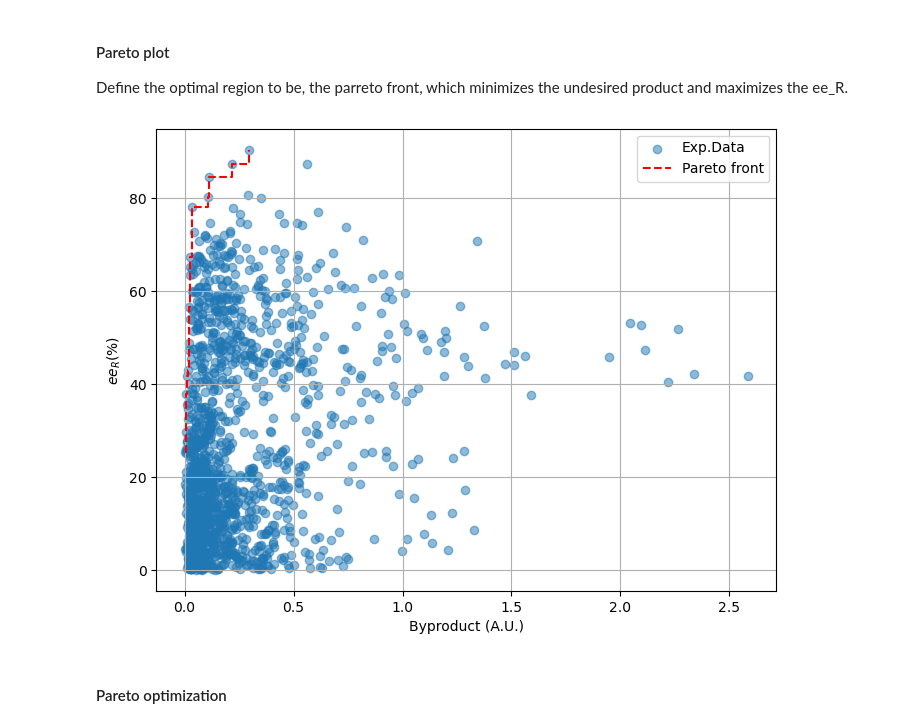
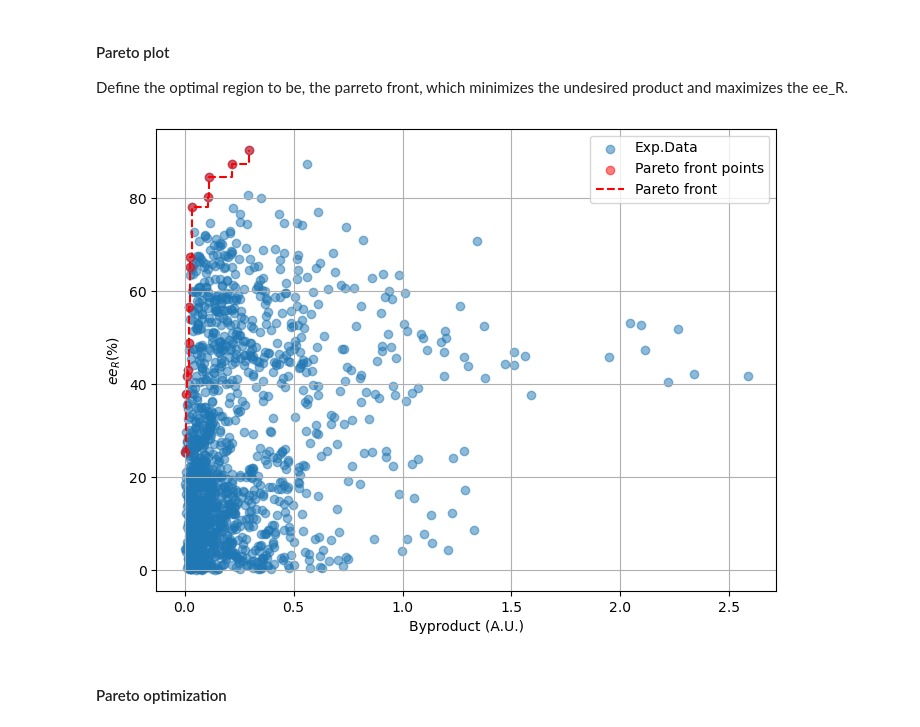
Before and after one commit to Lecmino/ai4chem-bo, a Jupyter notebook: bo_multiopt.ipynb, the cells around one changed output. Cells and saved outputs as stored; diff of their text form; code cells hidden in the pictures.

```diff
--- a/bo_multiopt.ipynb
+++ b/bo_multiopt.ipynb
@@ -29,34 +29,35 @@ df['abs_ee_R'] = df['ee_R'].abs()
 points = df[['abs_ee_R', 'yield_undesired_R']].values
 
 def pareto_front_northwest(points):
     pareto = []
     for i, (x, y) in enumerate(points):
         dominated = False
         for j, (x2, y2) in enumerate(points):
             if i != j and x2 >= x and y2 <= y and (x2 > x or y2 < y):
                 dominated = True
                 break
         if not dominated:
             pareto.append((x, y))
     return np.array(pareto)
 
 pareto_points = pareto_front_northwest(points)
 
 # Sort pareto points by Byproduct (x-axis, pareto_points[:,1])
 sorted_indices = np.argsort(pareto_points[:, 1])
 pareto_points_sorted = pareto_points[sorted_indices]
 
 plt.figure(figsize=(8, 6))
 plt.scatter(points[:, 1], points[:, 0], alpha=0.5, label="Exp.Data")
+plt.scatter(pareto_points_sorted[:, 1], pareto_points_sorted[:, 0], color='red', label="Pareto front points", alpha=0.5)
 plt.step(pareto_points_sorted[:, 1], pareto_points_sorted[:, 0], where='post', linestyle='--', color='red', label="Pareto front")
 plt.xlabel("Byproduct (A.U.)")
 plt.ylabel(r'$\mathit{ee}_{R}(\%)$')
 plt.legend()
 plt.grid(True)
 plt.savefig("./figures/Pareto_Front_Sorted.png")
 plt.show()
 # %% [output]
-[figure, old version]
+[figure, new version]
 # %% [markdown]
 #### Pareto optimization
 # %%
```
Also changed, not shown: 4 other files.
